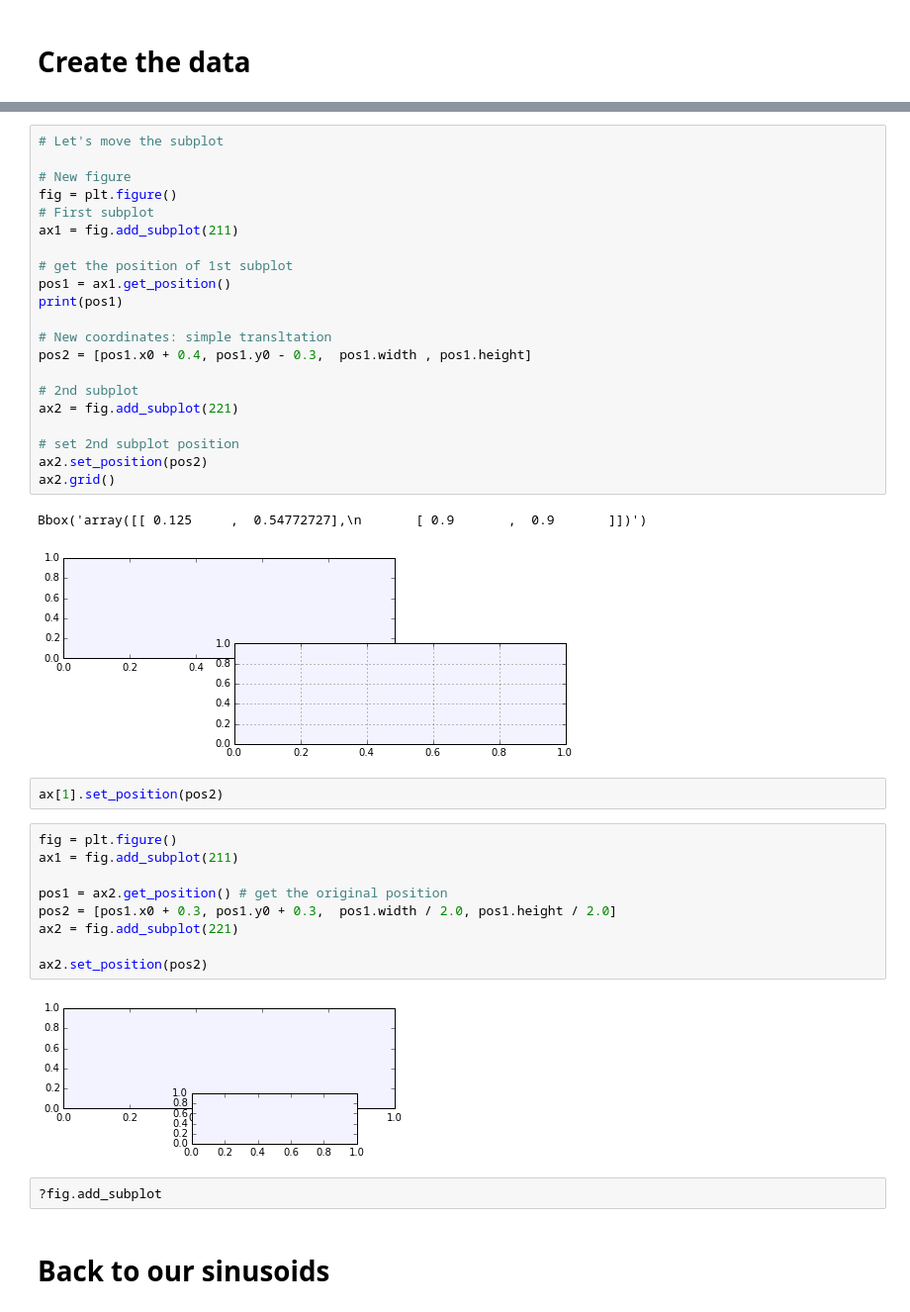
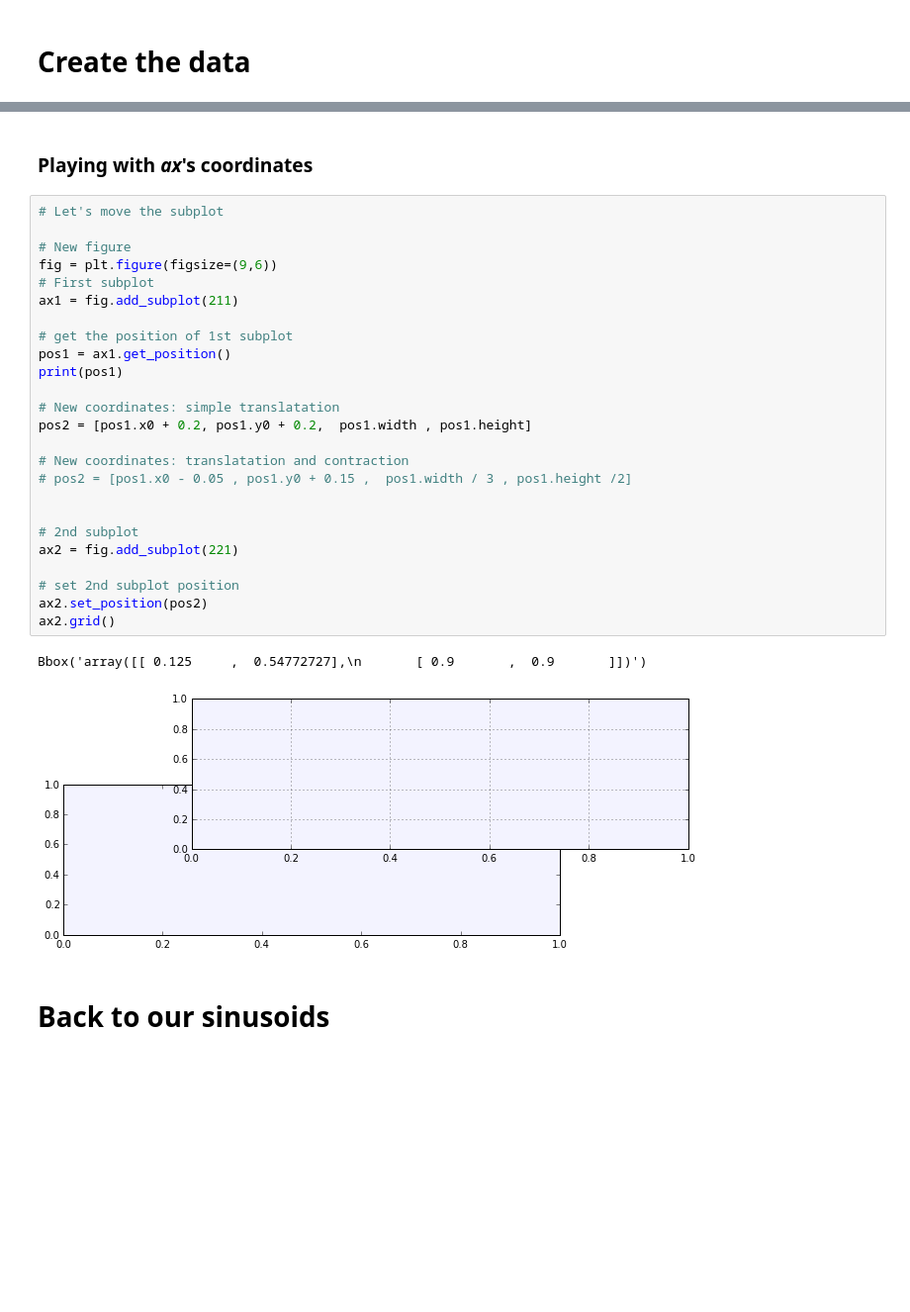
Before and after one commit to alexisperrier/gads, a Jupyter notebook: 05_visualization/py/Lesson 5 Notebook 1 Matplotlib.ipynb, the cells around one changed output, grey strips where cells are left out. Shown: that part at 99% size. Cells and saved outputs as stored; diff of their text form; blank space fills up the shorter version.

```diff
--- a/05_visualization/py/Lesson 5 Notebook 1 Matplotlib.ipynb
+++ b/05_visualization/py/Lesson 5 Notebook 1 Matplotlib.ipynb
@@ -92,45 +116,36 @@ print(ax[1])
 Axes(0.125,0.547727;0.775x0.352273)
 Axes(0.125,0.125;0.775x0.352273)
 [figure]
+# %% [markdown]
+### Playing with *ax*'s coordinates
 # %%
 # Let's move the subplot
 
 # New figure
-fig = plt.figure()
+fig = plt.figure(figsize=(9,6))
 # First subplot
 ax1 = fig.add_subplot(211)
 
 # get the position of 1st subplot
 pos1 = ax1.get_position()
 print(pos1)
 
-# New coordinates: simple transltation
-pos2 = [pos1.x0 + 0.4, pos1.y0 - 0.3,  pos1.width , pos1.height]
+# New coordinates: simple translatation
+pos2 = [pos1.x0 + 0.2, pos1.y0 + 0.2,  pos1.width , pos1.height]
+
+# New coordinates: translatation and contraction
+# pos2 = [pos1.x0 - 0.05 , pos1.y0 + 0.15 ,  pos1.width / 3 , pos1.height /2]
+
 
 # 2nd subplot
 ax2 = fig.add_subplot(221)
 
 # set 2nd subplot position
 ax2.set_position(pos2)
 ax2.grid()
 # %% [output]
 Bbox('array([[ 0.125     ,  0.54772727],\n       [ 0.9       ,  0.9       ]])')
-[figure, old version]
+[figure, new version]
-# %%
-ax[1].set_position(pos2)
-# %%
-fig = plt.figure()
-ax1 = fig.add_subplot(211)
-
-pos1 = ax2.get_position() # get the original position
-pos2 = [pos1.x0 + 0.3, pos1.y0 + 0.3,  pos1.width / 2.0, pos1.height / 2.0]
-ax2 = fig.add_subplot(221)
-
-ax2.set_position(pos2)
-# %% [output]
-[figure, removed]
-# %%
-?fig.add_subplot
 # %% [markdown]
 # Back to our sinusoids
 # %%
```
Also changed, not shown: parts of 16 cells of this notebook, 1 other file.
